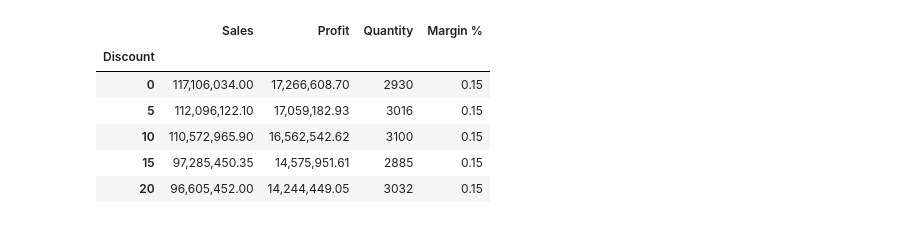
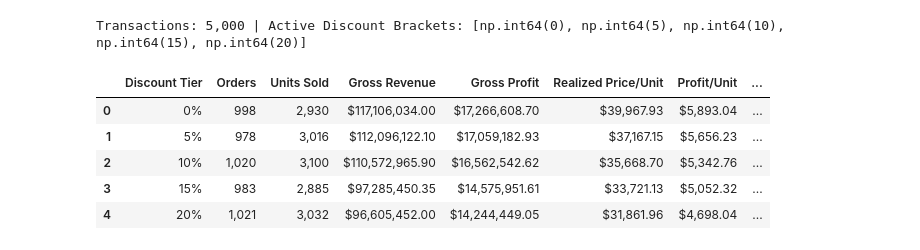
Before and after one commit to KuzevaStasy/E-commerce-Profitability-P-L-Analysis, a Jupyter notebook: notebooks/discount.ipynb, the cells around one changed output. Drawn from its saved outputs; the diff is of its cells as text; code cells hidden in the pictures.

```diff
--- a/notebooks/discount.ipynb
+++ b/notebooks/discount.ipynb
@@ -3,29 +11,66 @@
 # %%
+import numpy as np
 import pandas as pd
-import numpy as np
 import matplotlib.pyplot as plt
+import matplotlib.ticker as ticker
+import seaborn as sns
 
-pd.options.display.float_format = '{:,.2f}'.format
+# Styling configuration
+plt.style.use("seaborn-v0_8-whitegrid" if "seaborn-v0_8-whitegrid" in plt.style.available else "default")
+sns.set_context("talk")
+plt.rcParams["figure.figsize"] = (10, 5)
 
 # Load data
-df = pd.read_csv("data/Ecommerce_Sales_Data_2024_2025.csv")
+df = pd.read_csv("sample_data/data/Ecommerce_Sales_Data_2024_2025.csv")
+
+# Clean Dates
+df['Order Date'] = pd.to_datetime(df['Order Date'], format='%m/%d/%y', errors='coerce')
+df['COGS'] = df['Sales'] - df['Profit']
+
+print(f"Transactions: {len(df):,} | Active Discount Brackets: {sorted(df['Discount'].unique())}")
+# %% [output]
+Transactions: 5,000 | Active Discount Brackets: [np.int64(0), np.int64(5), np.int64(10), np.int64(15), np.int64(20)]
 # %%
-discount_analysis = df.groupby('Discount').agg({
-    'Sales':'sum',
-    'Profit':'sum',
-    'Quantity':'sum'
-})
+# 1. Unit Economics & Elasticity Aggregation
+discount_summary = df.groupby('Discount').agg(
+    Orders=('Order ID', 'nunique'),
+    Units_Sold=('Quantity', 'sum'),
+    Gross_Revenue=('Sales', 'sum'),
+    COGS=('COGS', 'sum'),
+    Gross_Profit=('Profit', 'sum')
+).reset_index()
 
-discount_analysis['Margin %'] = (
-    discount_analysis['Profit'] / discount_analysis['Sales']
-)
+# Metric Calculations
+discount_summary['Gross_Margin_%'] = discount_summary['Gross_Profit'] / discount_summary['Gross_Revenue']
+discount_summary['Realized_Price_per_Unit'] = discount_summary['Gross_Revenue'] / discount_summary['Units_Sold']
+discount_summary['COGS_per_Unit'] = discount_summary['COGS'] / discount_summary['Units_Sold']
+discount_summary['Profit_per_Unit'] = discount_summary['Gross_Profit'] / discount_summary['Units_Sold']
+discount_summary['AOV'] = discount_summary['Gross_Revenue'] / discount_summary['Orders']
 
-discount_analysis.sort_index()
+# Calculation of Cash Dilution vs. Baseline (0% Discount)
+base_profit_unit = discount_summary.loc[discount_summary['Discount'] == 0, 'Profit_per_Unit'].values[0]
+discount_summary['Unit_Cash_Dilution_%'] = (discount_summary['Profit_per_Unit'] - base_profit_unit) / base_profit_unit
+
+# Executive Formatted Display Table
+display_table = discount_summary.copy()
+display_table['Discount Tier'] = display_table['Discount'].map("{}%".format)
+display_table['Orders'] = display_table['Orders'].map("{:,}".format)
+display_table['Units Sold'] = display_table['Units_Sold'].map("{:,}".format)
+display_table['Gross Revenue'] = display_table['Gross_Revenue'].map("${:,.2f}".format)
+display_table['Gross Profit'] = display_table['Gross_Profit'].map("${:,.2f}".format)
+display_table['Realized Price/Unit'] = display_table['Realized_Price_per_Unit'].map("${:,.2f}".format)
+display_table['Profit/Unit'] = display_table['Profit_per_Unit'].map("${:,.2f}".format)
+display_table['Gross Margin %'] = display_table['Gross_Margin_%'].map("{:.2%}".format)
+display_table['Unit Profit Dilution'] = display_table['Unit_Cash_Dilution_%'].map("{:.2%}".format)
+
+display_table[[
+    'Discount Tier', 'Orders', 'Units Sold', 'Gross Revenue',
+    'Gross Profit', 'Realized Price/Unit', 'Profit/Unit', 'Gross Margin %', 'Unit Profit Dilution'
+]]
 # %% [output]
-|  | Sales | Profit | Quantity | Margin % |
-| Discount |  |  |  |  |
-| 0 | 117,106,034.00 | 17,266,608.70 | 2930 | 0.15 |
-| 5 | 112,096,122.10 | 17,059,182.93 | 3016 | 0.15 |
-| 10 | 110,572,965.90 | 16,562,542.62 | 3100 | 0.15 |
-| 15 | 97,285,450.35 | 14,575,951.61 | 2885 | 0.15 |
-| 20 | 96,605,452.00 | 14,244,449.05 | 3032 | 0.15 |
+|  | Discount Tier | Orders | Units Sold | Gross Revenue | Gross Profit | Realized Price/Unit | Profit/Unit | ... |
+| 0 | 0% | 998 | 2,930 | $117,106,034.00 | $17,266,608.70 | $39,967.93 | $5,893.04 | ... |
+| 1 | 5% | 978 | 3,016 | $112,096,122.10 | $17,059,182.93 | $37,167.15 | $5,656.23 | ... |
+| 2 | 10% | 1,020 | 3,100 | $110,572,965.90 | $16,562,542.62 | $35,668.70 | $5,342.76 | ... |
+| 3 | 15% | 983 | 2,885 | $97,285,450.35 | $14,575,951.61 | $33,721.13 | $5,052.32 | ... |
+| 4 | 20% | 1,021 | 3,032 | $96,605,452.00 | $14,244,449.05 | $31,861.96 | $4,698.04 | ... |
```
Also changed, not shown: parts of 12 cells of this notebook, 2 other files.
